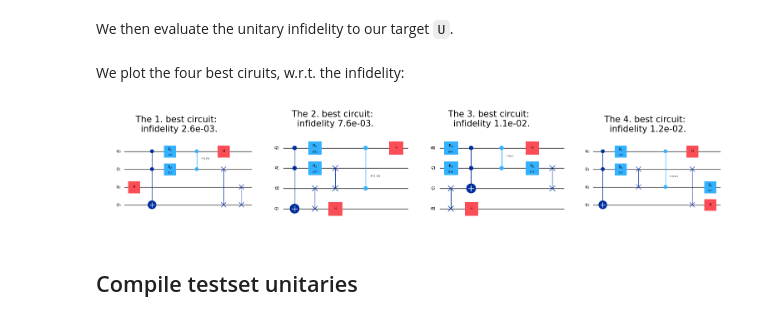
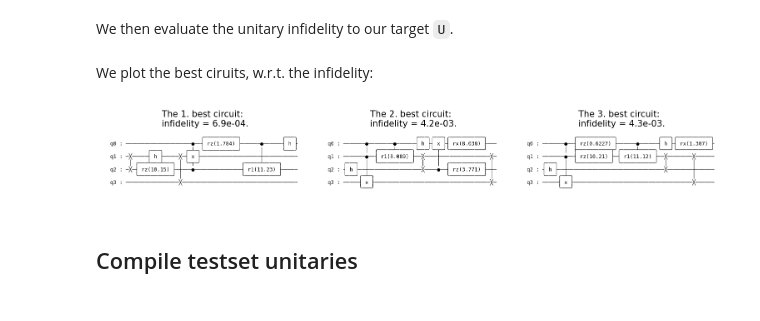
Before and after one commit to FlorianFuerrutter/genQC, a Jupyter notebook: src/examples/Discrete-continuous circuits with multimodal diffusion/0_compile_testset.ipynb, the cells around one changed output. Cells and saved outputs as stored; diff of their text form; code cells hidden in the pictures.

Commit message:
Merge genQC v0.2.4 (#9)
* update to new model version cirdit_multimodal_compile_3to5qubit_v1.1

* fix huggingface_hub download

```diff
--- a/src/examples/Discrete-continuous circuits with multimodal diffusion/0_compile_testset.ipynb
+++ b/src/examples/Discrete-continuous circuits with multimodal diffusion/0_compile_testset.ipynb
@@ -42,5 +42,5 @@ Load the pre-trained model directly from [Hugging Face: Floki00/cirdit_multimoda
 # %%
-pipeline = MultimodalDiffusionPipeline_ParametrizedCompilation.from_pretrained("Floki00/cirdit_multimodal_compile_3to5qubit", device)
+pipeline = MultimodalDiffusionPipeline_ParametrizedCompilation.from_pretrained("Floki00/cirdit_multimodal_compile_3to5qubit_v1.1", device)
 # %% [markdown]
 The model is trained with the gate set:
 # %%
@@ -85,7 +85,7 @@ max_gates     = 32
 # %% [markdown]
 For evaluation, we also need a circuit simulator backend.
 # %%
-simulator = Simulator(CircuitBackendType.QISKIT)
+simulator = Simulator(CircuitBackendType.CUDAQ)
 # %% [markdown]
 ## Load test unitaries
 # %% [markdown]
@@ -177,7 +192,7 @@ tensor([[ 0.2794,  0.1956,  0.0000,  0.0000,  0.0000, -0.3857,  0.0000,  0.0000,
 We decode these now to circuits and calculate their unitaries
 # %%
 generated_qc_list, _ = decode_tensors_to_backend(simulator, tokenizer, out_tensor, params)
-generated_us         = get_unitaries(simulator, generated_qc_list)
+generated_us         = get_unitaries(simulator, generated_qc_list, num_qubits=num_of_qubits)
 # %% [markdown]
 We then evaluate the unitary infidelity to our target `U`.
 # %%
@@ -186,19 +201,31 @@ U_norms = UnitaryInfidelityNorm.distance(
                     target_U=torch.complex(U[0], U[1]).unsqueeze(0).to(torch.complex128),
                 )
 # %% [markdown]
-We plot the four best ciruits, w.r.t. the infidelity:
+We plot the best ciruits, w.r.t. the infidelity:
 # %%
-plot_k_best = 4
+plot_k_best = 3
 
 idx = np.argsort(U_norms)
-fig, axs = plt.subplots(1, plot_k_best, figsize=(10, 2), constrained_layout=True, dpi=150)
+fig, axs = plt.subplots(1, plot_k_best, figsize=(10, 1.5), constrained_layout=True, dpi=150)
 
 for i, (idx_i, ax) in enumerate(zip(idx[:plot_k_best], axs.flatten())):
     ax.clear()
-    generated_qc_list[idx_i].draw("mpl", plot_barriers=False, ax=ax)
-    ax.set_title(f"The {i+1}. best circuit: \n infidelity {U_norms[idx_i]:0.1e}.", fontsize=10)
+    ax.axis("off")
+    ax.set_title(f"The {i+1}. best circuit: \n infidelity = {U_norms[idx_i]:0.1e}.", fontsize=10)
+
+    s = simulator.backend.draw(generated_qc_list[idx_i], num_qubits=num_of_qubits, return_str=True)
+    ax.text(
+        0.5, 0.5, s,
+        usetex=False,
+        fontfamily='monospace',
+        fontsize=6,
+        va='center',
+        ha='center',
+        multialignment='left',
+        linespacing=1.0
+    )
 # %% [output]
-[figure, old version]
+[figure, new version]
 # %% [markdown]
 ## Compile testset unitaries
 # %% [markdown]
```
Also changed, not shown: parts of 7 cells of this notebook, 20 other files.
